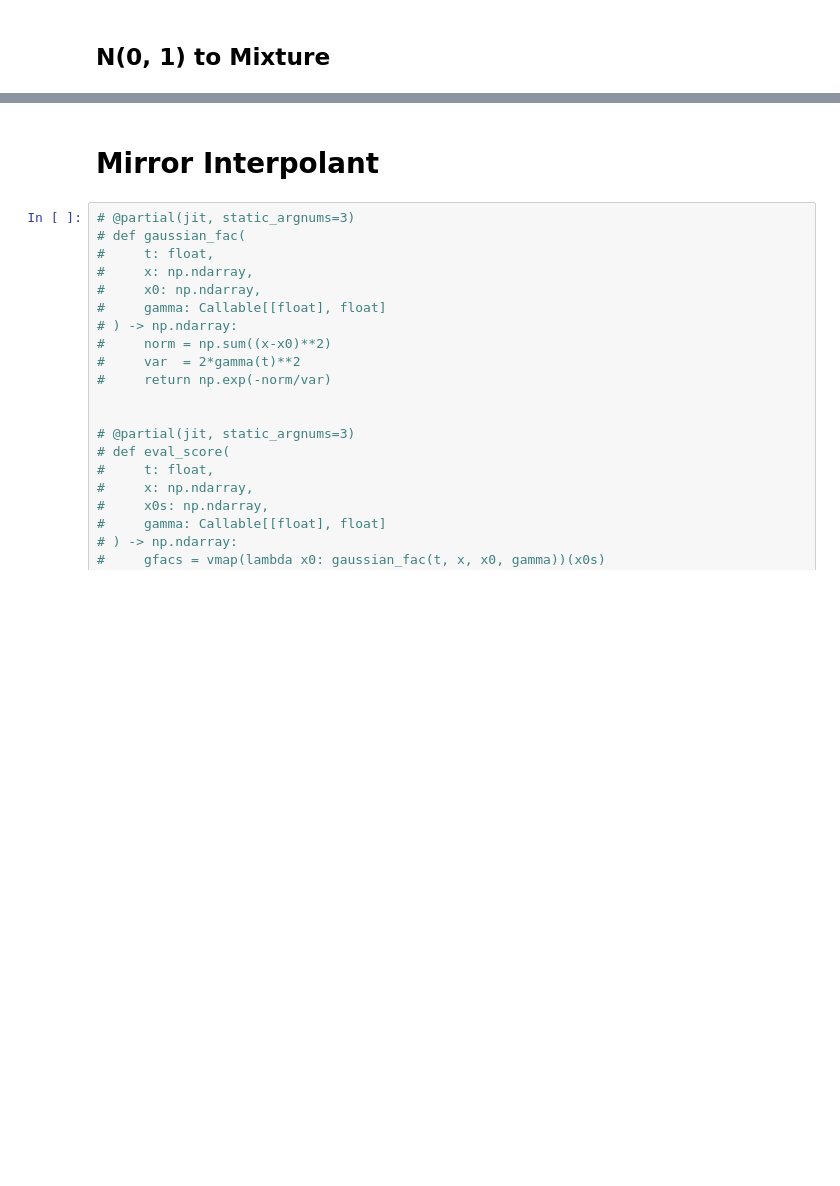
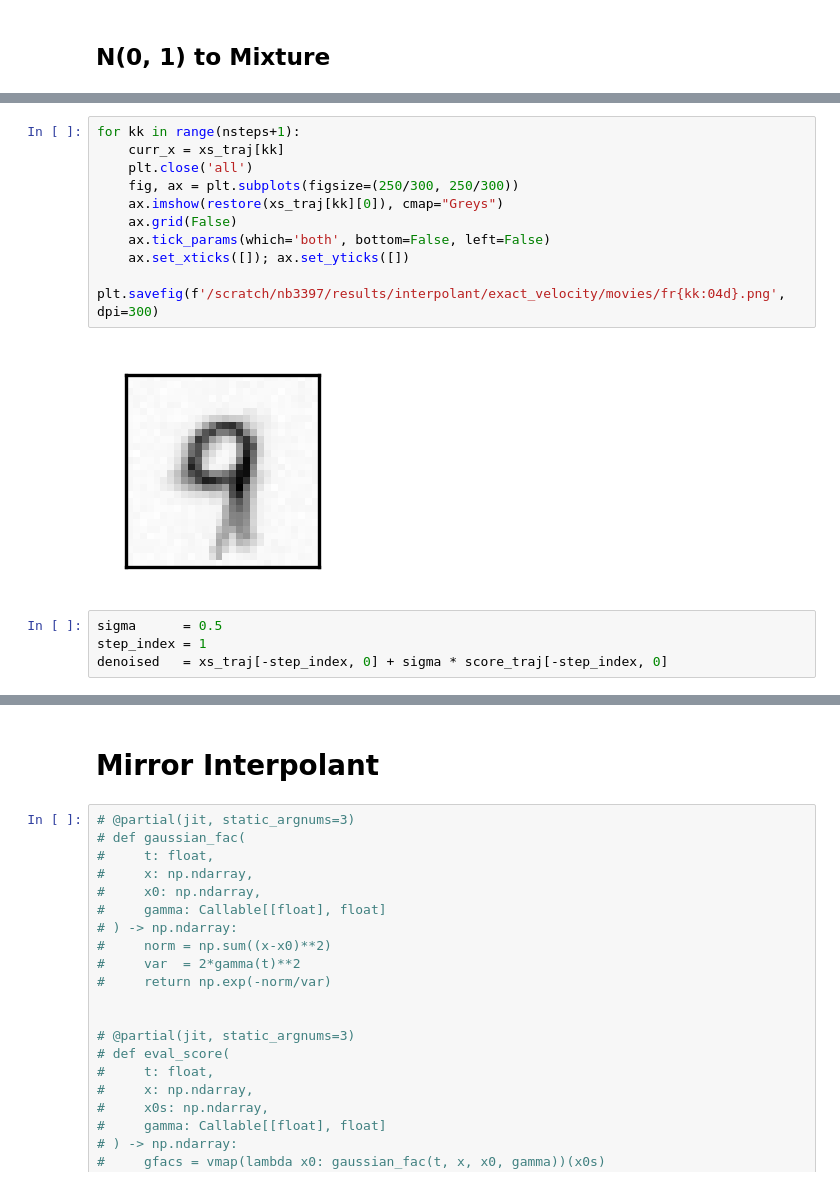
Before and after one commit to malbergo/stochastic-interpolants, a Jupyter notebook: notebooks/exact_velocity.ipynb, the cells around one changed output, grey strips where cells are left out. Drawn from its saved outputs; the diff is of its cells as text; blank space fills up the shorter version.

Commit message:
check in exact velocity; fix one-sided bug

```diff
--- a/notebooks/exact_velocity.ipynb
+++ b/notebooks/exact_velocity.ipynb
@@ -254,0 +366,16 @@ for curr_step in range(nsteps):
+# %%
+for kk in range(nsteps+1):
+    curr_x = xs_traj[kk]
+    plt.close('all')
+    fig, ax = plt.subplots(figsize=(250/300, 250/300))
+    ax.imshow(restore(xs_traj[kk][0]), cmap="Greys")
+    ax.grid(False)
+    ax.tick_params(which='both', bottom=False, left=False)
+    ax.set_xticks([]); ax.set_yticks([])
+    plt.savefig(f'/scratch/nb3397/results/interpolant/exact_velocity/movies/fr{kk:04d}.png', dpi=300)
+# %% [output]
+[figure, added]
+# %%
+sigma      = 0.5
+step_index = 1
+denoised   = xs_traj[-step_index, 0] + sigma * score_traj[-step_index, 0]
```
Also changed, not shown: parts of 19 cells of this notebook.
